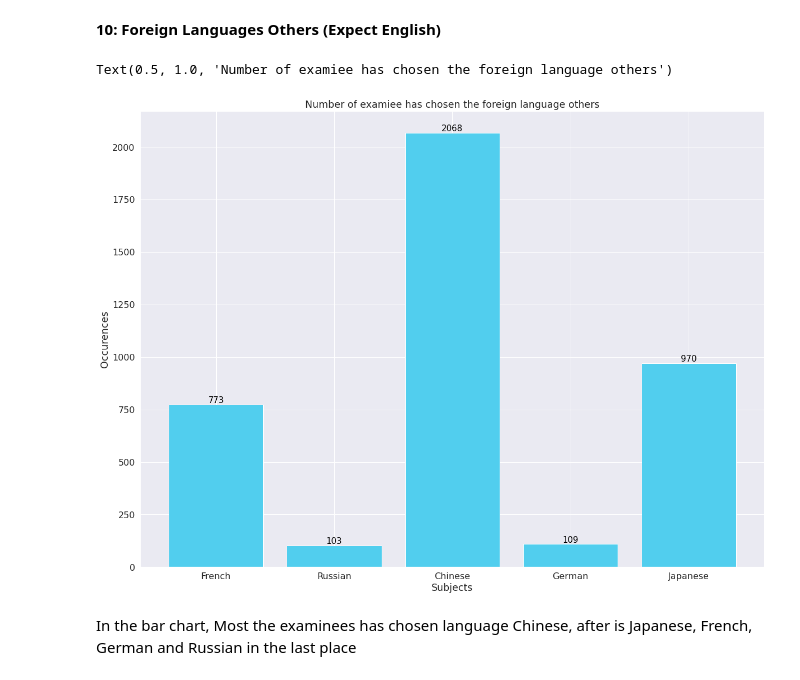
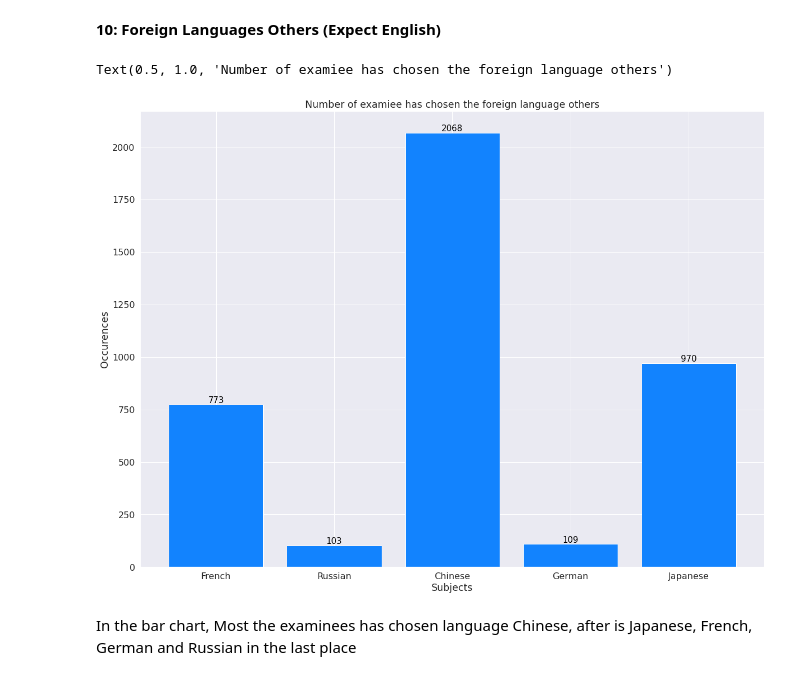
Before and after one commit to outlook1227/Python-Notebook-for-Dataset, a Jupyter notebook: Vietnam National High School Graduation Examination/2021/Code/Vietnam_National_High_School_Graduation_Examination_2021.ipynb, the cells around one changed output. Drawn from its saved outputs; the diff is of its cells as text; code cells hidden in the pictures.

```diff
--- a/Vietnam National High School Graduation Examination/2021/Code/Vietnam_National_High_School_Graduation_Examination_2021.ipynb
+++ b/Vietnam National High School Graduation Examination/2021/Code/Vietnam_National_High_School_Graduation_Examination_2021.ipynb
@@ -918,30 +918,30 @@ Sum of examinees has been taken failure score are: 1232
 # %%
 # Count the examiiees has chosen the foregin language others
 sum_of_french = sum(examination_dataset.French >= 0)
 sum_of_russian = sum(examination_dataset.Russian >= 0)
 sum_of_chinese = sum(examination_dataset.Chinese >= 0)
 sum_of_german = sum(examination_dataset.German >= 0)
 sum_of_japanese = sum(examination_dataset.Japanese >= 0)
 
 labels_foreign_languages = ["French", "Russian", "Chinese", "German", "Japanese"]
 counts_foreign_languages = [sum_of_french, sum_of_russian, sum_of_chinese, sum_of_german, sum_of_japanese]
 
 plt.figure(figsize = (20, 15))
 sns.set(font_scale = 1.45)
-foreign_languages = plt.bar(labels_foreign_languages, counts_foreign_languages, color = "#51CEEE")
+foreign_languages = plt.bar(labels_foreign_languages, counts_foreign_languages, color = "#1283FE")
 
 for counts_other_language in foreign_languages.patches:
   height = counts_other_language.get_height()
   label_x = counts_other_language.get_x() + counts_other_language.get_width() / 2
   label_y = counts_other_language.get_y() / height + height
   plt.text(label_x, label_y, s = f"{height:}", ha='center', va='bottom', color = "black", size = 15)
 
 plt.xlabel("Subjects")
 plt.ylabel("Occurences")
 plt.title("Number of examiee has chosen the foreign language others")
 # %% [output]
 Text(0.5, 1.0, 'Number of examiee has chosen the foreign language others')
-[figure, old version]
+[figure, new version]
 # %% [markdown]
 In the bar chart, Most the examinees has chosen language Chinese, after is Japanese, French, German and Russian in the last place
 # %% [markdown]
```
Also changed, not shown: parts of 3 cells of this notebook.
